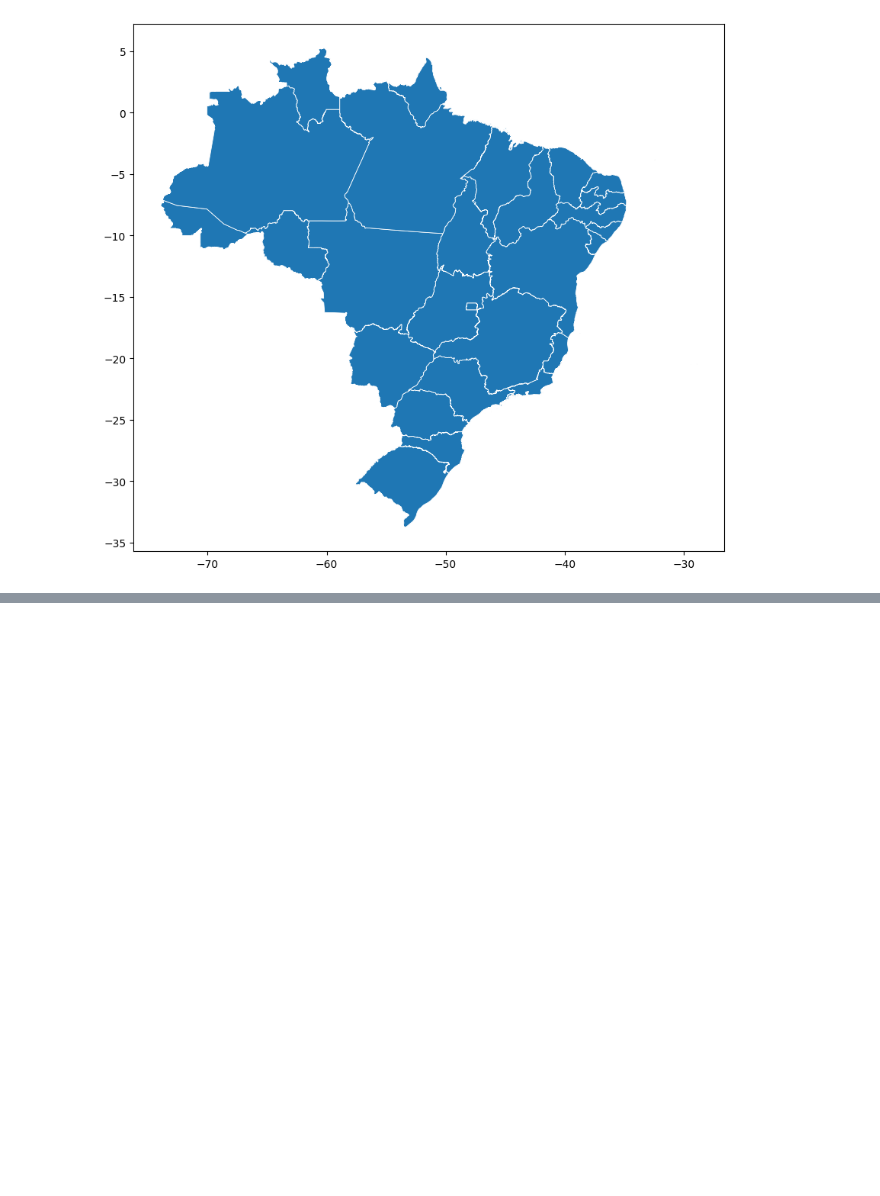
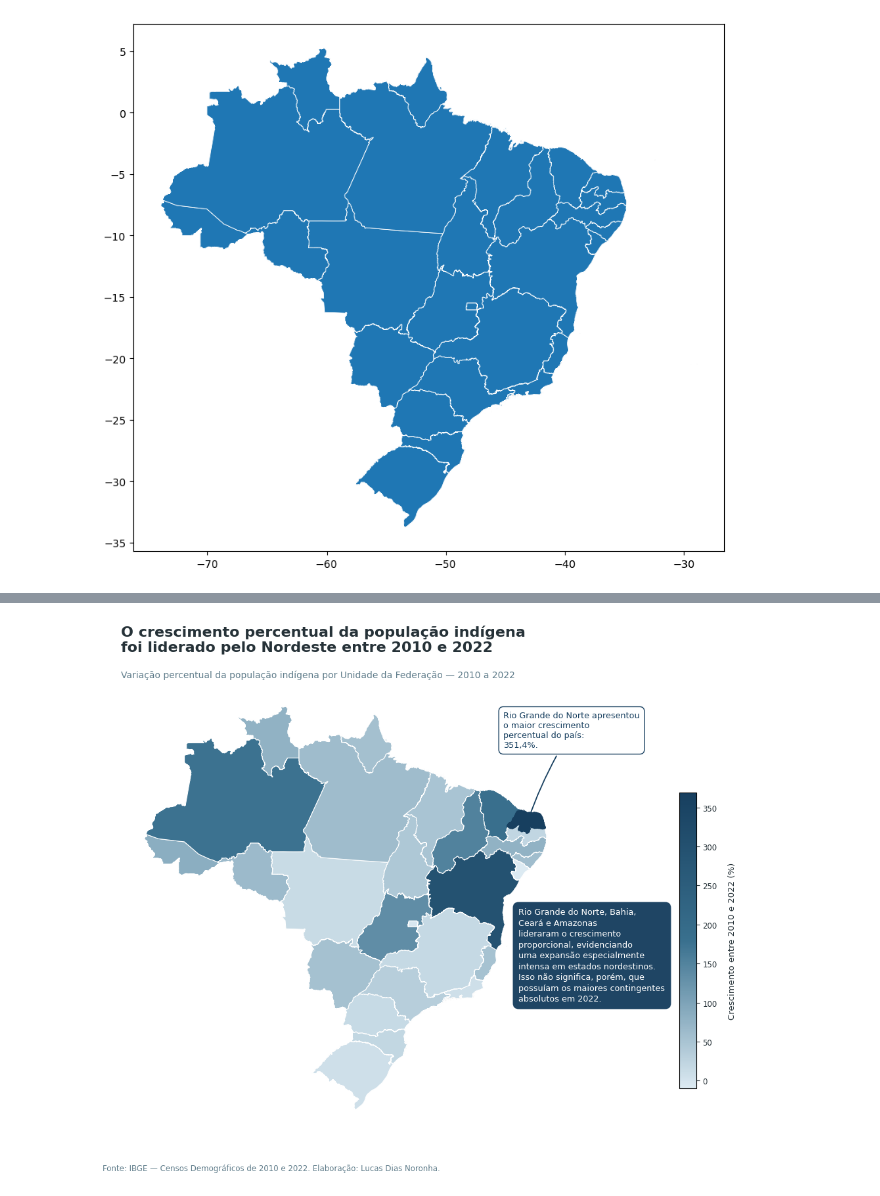
Before and after one commit to LUCASDNORONHA/exploracao-dados-indigenas-2010-2022, a Jupyter notebook: notebooks/03_spatial_analysis.ipynb, the cells around one changed output, grey strips where cells are left out. Drawn from its saved outputs; the diff is of its cells as text; code cells hidden in the pictures; blank space fills up the shorter version.

```diff
--- a/notebooks/03_spatial_analysis.ipynb
+++ b/notebooks/03_spatial_analysis.ipynb
@@ -61,0 +171,4 @@ gdf_estados.plot(
+# %%
+mapas.plot_crescimento_percentual()
+# %% [output]
+[figure, added]
```
Also changed, not shown: parts of 23 cells of this notebook, 7 other files.
